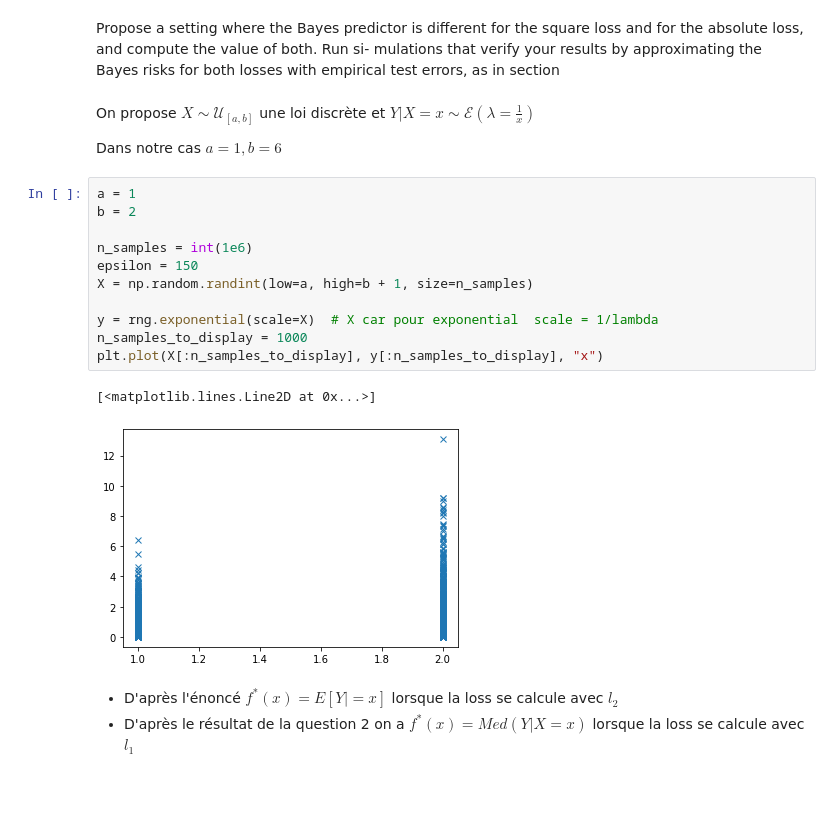
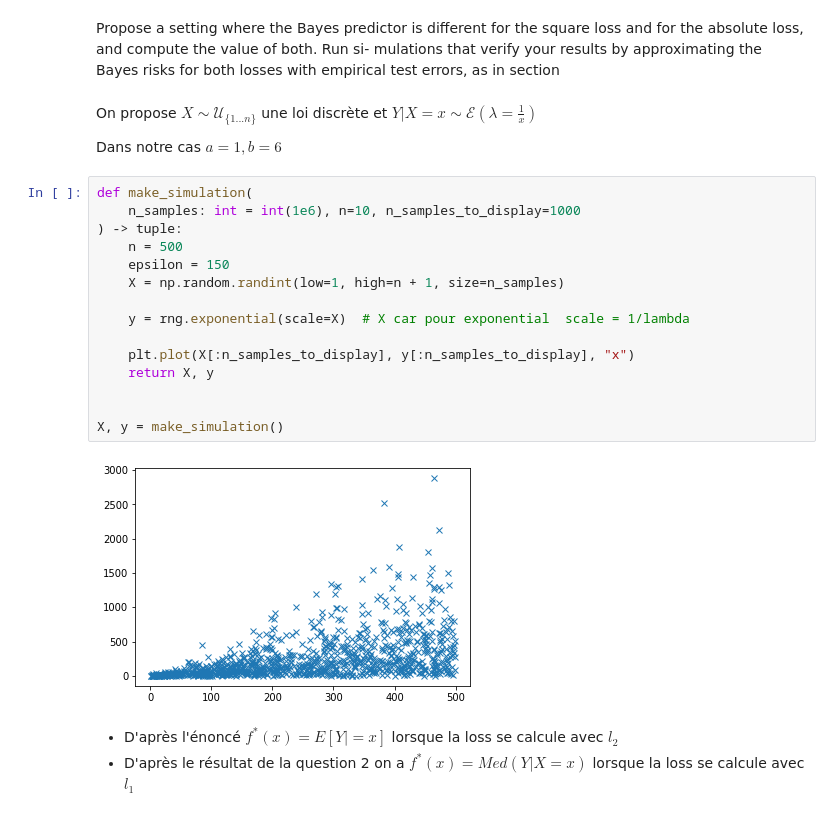
Before and after one commit to Bast-94/FTML-project, a Jupyter notebook: 2-Bayes_risk_with_absolute_loss.ipynb, the cells around one changed output. Cells and saved outputs as stored; diff of their text form; blank space fills up the shorter version.

Commit message:
ADD(`make_simulation`): Fonction qui génère les X et y et permet de règler les hyperparamètres.

```diff
--- a/2-Bayes_risk_with_absolute_loss.ipynb
+++ b/2-Bayes_risk_with_absolute_loss.ipynb
@@ -52,25 +52,28 @@ the square loss and for the absolute loss, and compute the value of both. Run si
 mulations that verify your results by approximating the Bayes risks for both losses
 with empirical test errors, as in section
 # %% [markdown]
-On propose $X\sim \mathcal{U}_{[a,b]}$ une loi discrète
+On propose $X\sim \mathcal{U}_{\{ 1 ...n \} }$ une loi discrète
 et
 $Y|X=x \sim \mathcal{E}(\lambda = \frac{1}{x})$
 
 Dans notre cas $a=1,b=6$
 # %%
-a = 1
-b = 2
+def make_simulation(
+    n_samples: int = int(1e6), n=10, n_samples_to_display=1000
+) -> tuple:
+    n = 500
+    epsilon = 150
+    X = np.random.randint(low=1, high=n + 1, size=n_samples)
 
-n_samples = int(1e6)
-epsilon = 150
-X = np.random.randint(low=a, high=b + 1, size=n_samples)
+    y = rng.exponential(scale=X)  # X car pour exponential  scale = 1/lambda
 
-y = rng.exponential(scale=X)  # X car pour exponential  scale = 1/lambda
-n_samples_to_display = 1000
-plt.plot(X[:n_samples_to_display], y[:n_samples_to_display], "x")
+    plt.plot(X[:n_samples_to_display], y[:n_samples_to_display], "x")
+    return X, y
+
+
+X, y = make_simulation()
 # %% [output]
-[<matplotlib.lines.Line2D at 0x...>]
-[figure, old version]
+[figure, new version]
 # %% [markdown]
 - D'après l'énoncé  $f^*(x)=E[Y|=x]$ lorsque la loss se calcule avec $l_{2}$
 - D'après le résultat de la question 2 on a $f^*(x)=Med(Y|X=x)$ lorsque la loss se calcule avec $l_{1}$
```
Also changed, not shown: parts of 4 cells of this notebook.
